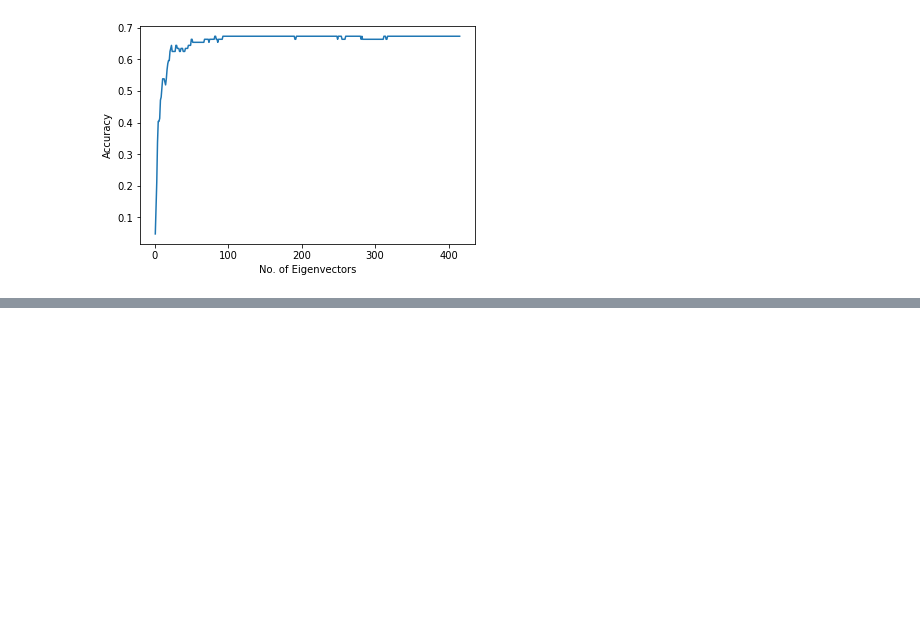
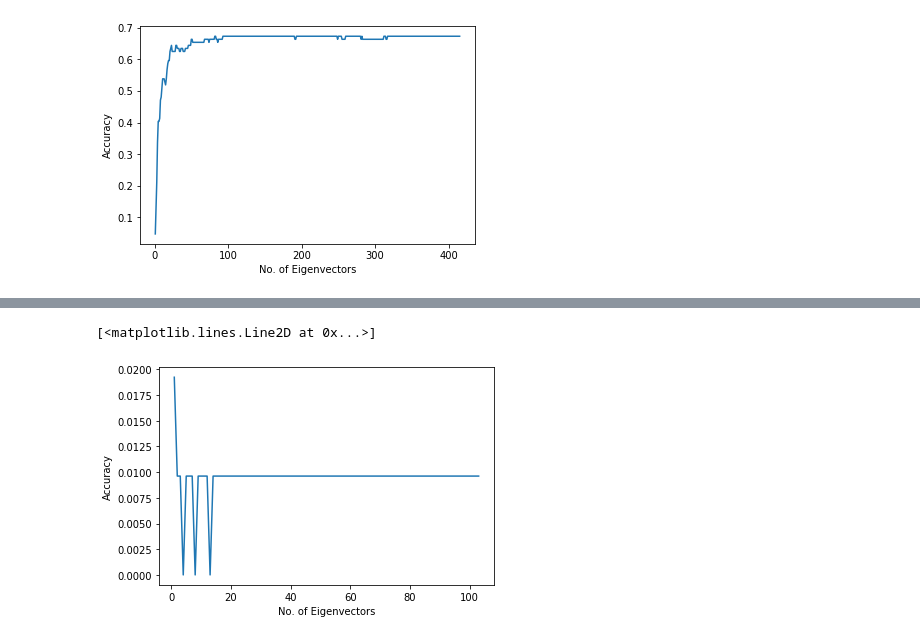
Before and after one commit to pedromonteiro18/Pattern_Recognition, a Jupyter notebook: Coursework.ipynb, the cells around one changed output, grey strips where cells are left out. Drawn from its saved outputs; the diff is of its cells as text; code cells hidden in the pictures; blank space fills up the shorter version.

```diff
--- a/Coursework.ipynb
+++ b/Coursework.ipynb
@@ -350,30 +303,31 @@ plt.plot(x,y)
 # %%
 x=[]
 y=[]
 
-for M in range(1,N):
-  Meigvals_new, Meigvecs_new = eigh(S, eigvals=(N-M, N-1))
-
-  eigvecsM = Meigvecs_new.astype(float)
-  eigvecsM = preprocessing.normalize(np.dot(A[0], eigvecsM).T)
+for M in range(1, len(train_data[0])):
+  eigvecsM = eigvecs[:M]
   total = 0
   correct = 0
 
   W = np.dot(A[0].T, eigvecsM.T)
-  for test_index in range(len(test_data[0])):
-    test_face_normalized = test_data[0][test_index] - avg1
-    W_test = np.dot(test_face_normalized, eigvecsM.T)
-    im = get_neighbors(W, train_label[0], W_test, 1, distance=distance)
-    image, _, label= im[0]
-    if label == test_label[0][test_index]:
+
+  test_faces_normalized = np.array(list(map(lambda x: x - avg1, data_test)))
+  W_test = np.dot(test_faces_normalized, eigvecsM.T)
+  labels = get_neighbors(W, train_label[0], W_test, 1)
+  for test_index in range(len(data_test)):
+    # print(labels[test_index], label_test[test_index])
+    if labels[test_index] == label_test[test_index]:
       correct += 1
     total += 1
   x.append(M)
   y.append(correct/total)
 
 plt.xlabel('No. of Eigenvectors')
 plt.ylabel('Accuracy')
 plt.plot(x,y)
+# %% [output]
+[<matplotlib.lines.Line2D at 0x...>]
+[figure, added]
 # %%
 def incremental_PCA(mean1, mean2, N1, N2, eigvecs1, eigvecs2, S1, S2):
   N3 = N1 + N2
```
Also changed, not shown: parts of 16 cells of this notebook.
